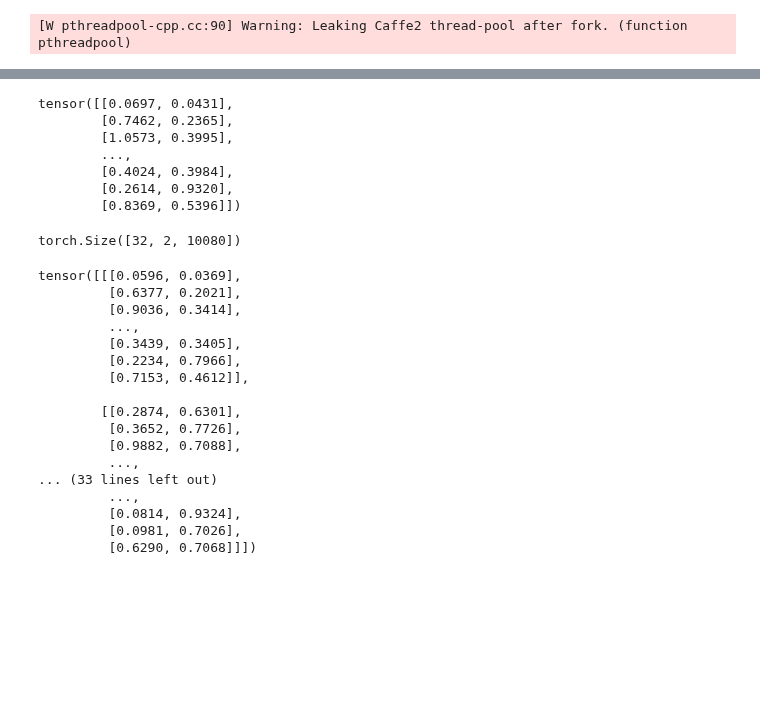
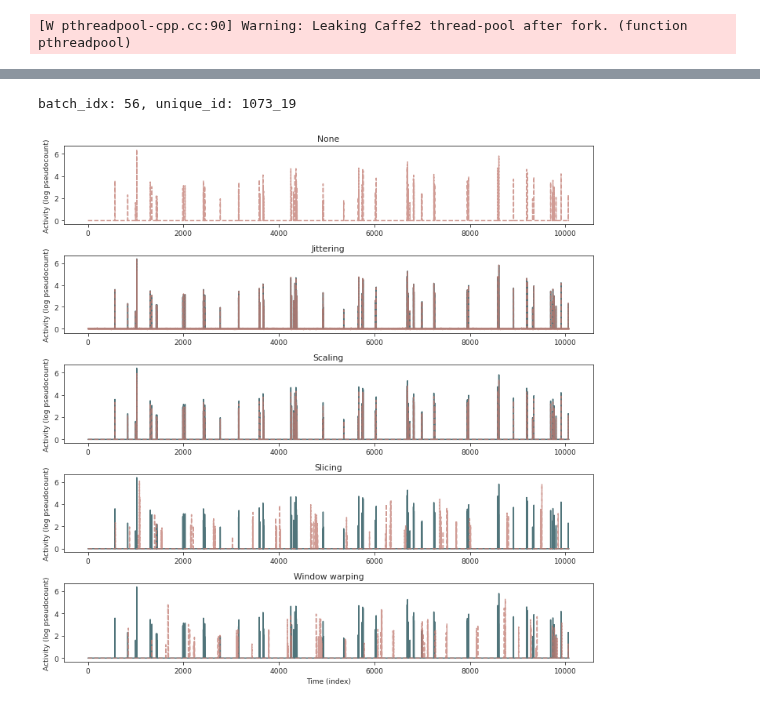
Before and after one commit to nealgravindra/wearables, a Jupyter notebook: notebooks/data_aug_dev.ipynb, the cells around one changed output, grey strips where cells are left out. Drawn from its saved outputs; the diff is of its cells as text; code cells hidden in the pictures; blank space fills up the shorter version.

```diff
--- a/notebooks/data_aug_dev.ipynb
+++ b/notebooks/data_aug_dev.ipynb
@@ -155,10 +91,0 @@ tensor([[1.1112, 1.1112, 1.1112,  ..., 1.1112, 1.1112, 1.1112]])
-# %%
-Xprime_sc[0, :, :]
-# %% [output]
-tensor([[0.0697, 0.0431],
-        [0.7462, 0.2365],
-        [1.0573, 0.3995],
-        ...,
-        [0.4024, 0.3984],
-        [0.2614, 0.9320],
-        [0.8369, 0.5396]])
@@ -167,26 +92,42 @@ a = torch.rand(32, 1).repeat(1, 2)
-# %%
-(a.unsqueeze(-1)*X[:32, :, :]).shape
-# %% [output]
-torch.Size([32, 2, 10080])
-# %%
-factor = torch.normal(1.0, sigma, size=(x.shape[0], 1))
-factor = factor.repeat(1, x.shape[2]).unsqueeze(1)
-return factor * x
-# %% [output]
-tensor([[[0.0596, 0.0369],
-         [0.6377, 0.2021],
-         [0.9036, 0.3414],
-         ...,
-         [0.3439, 0.3405],
-         [0.2234, 0.7966],
-         [0.7153, 0.4612]],
-
-        [[0.2874, 0.6301],
-         [0.3652, 0.7726],
-         [0.9882, 0.7088],
-         ...,
-... (33 lines left out)
-         ...,
-         [0.0814, 0.9324],
-         [0.0981, 0.7026],
-         [0.6290, 0.7068]]])
+# %%
+# select random index
+idx = np.random.choice(np.arange(x.shape[0]), 1).item()
+print('batch_idx: {}, unique_id: {}'.format(idx, batch['id'][idx]))
+# %% [output]
+batch_idx: 56, unique_id: 1073_19
+# %%
+fig, ax = plt.subplots(5, 1, figsize=(10, 10))
+ax[0].plot(np.arange(X.shape[2]), X[idx, 0, :], label='raw data', color=sns.color_palette("cubehelix", 8)[4], linestyle='--', alpha=0.75)
+ax[0].set_xlabel('')
+ax[0].set_ylabel('Activity (log pseudocount)')
+ax[0].set_title('None')
+
+ax[1].plot(np.arange(X.shape[2]), X[idx, 0, :], label='raw data', color=sns.color_palette("cubehelix", 8)[1], alpha=0.75)
+ax[1].plot(np.arange(X.shape[2]), aug.jitter(X[idx, :, :].unsqueeze(0))[0, 0, :], label='transform', color=sns.color_palette("cubehelix", 8)[4], linestyle='--', alpha=0.75)
+ax[1].set_xlabel('')
+ax[1].set_ylabel('Activity (log pseudocount)')
+ax[1].set_title('Jittering')
+
+ax[2].plot(np.arange(X.shape[2]), X[idx, 0, :], label='raw data', color=sns.color_palette("cubehelix", 8)[1], alpha=0.75)
+ax[2].plot(np.arange(X.shape[2]), aug.scaling(X[idx, :, :].unsqueeze(0))[0, 0, :], label='transform', color=sns.color_palette("cubehelix", 8)[4], linestyle='--', alpha=0.75)
+ax[2].set_xlabel('')
+ax[2].set_ylabel('Activity (log pseudocount)')
+ax[2].set_title('Scaling')
+
+ax[3].plot(np.arange(X.shape[2]), X[idx, 0, :], label='raw data', color=sns.color_palette("cubehelix", 8)[1], alpha=0.75)
+ax[3].plot(np.arange(X.shape[2]), aug.slicing(X[idx, :, :].unsqueeze(0))[0, 0, :], label='transform', color=sns.color_palette("cubehelix", 8)[4], linestyle='--', alpha=0.75)
+ax[3].set_xlabel('')
+ax[3].set_ylabel('Activity (log pseudocount)')
+ax[3].set_title('Slicing')
+
+ax[4].plot(np.arange(X.shape[2]), X[idx, 0, :], label='raw data', color=sns.color_palette("cubehelix", 8)[1], alpha=0.75)
+ax[4].plot(np.arange(X.shape[2]), aug.window_warping(X[idx, :, :].unsqueeze(0))[0, 0, :], label='transform', color=sns.color_palette("cubehelix", 8)[4], linestyle='--', alpha=0.75)
+ax[4].set_xlabel('Time (index)')
+ax[4].set_ylabel('Activity (log pseudocount)')
+ax[4].set_title('Window warping')
+
+fig.tight_layout()
+
+fig.savefig('/home/ngrav/project/wearables/results/data_aug_rand_id{}.pdf'.format(batch['id'][idx]), bbox_inches='tight', dpi=600, transparent=True)
+# %% [output]
+[figure, added]
```
Also changed, not shown: parts of 18 cells of this notebook, 5 other files.
